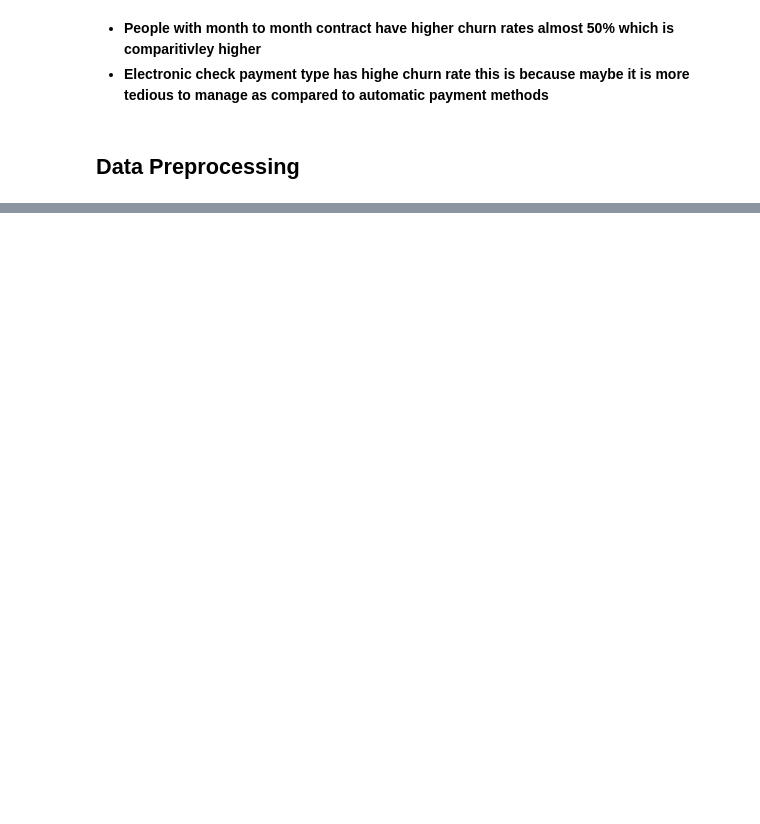
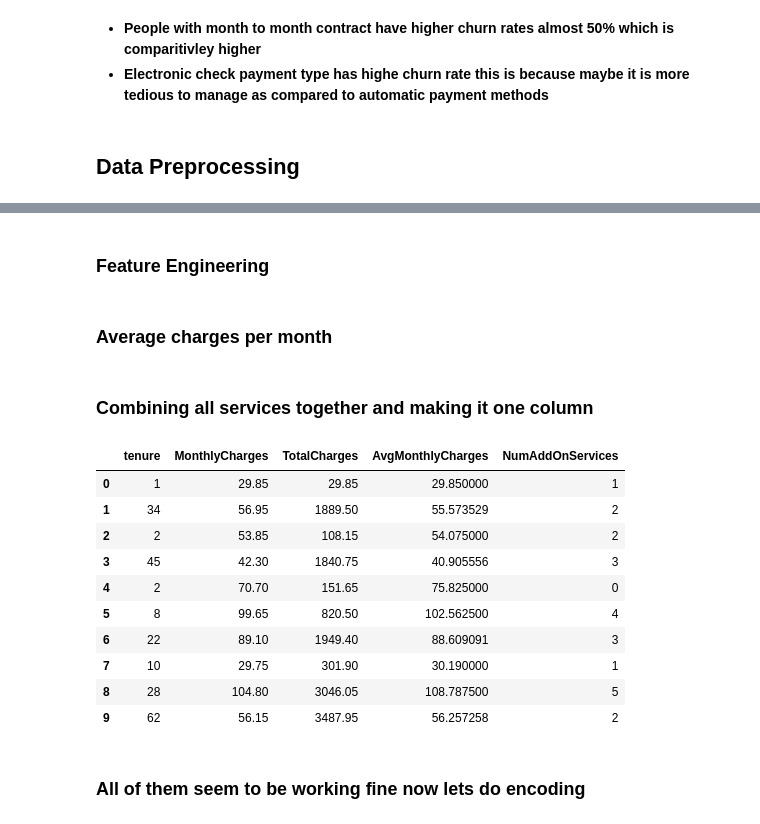
Before and after one commit to ac-26/Telecom-Customer-Churn-Prediction, a Jupyter notebook: telecom_churn_v2.ipynb, the cells around one changed output, grey strips where cells are left out. Drawn from its saved outputs; the diff is of its cells as text; code cells hidden in the pictures; blank space fills up the shorter version.

```diff
--- a/telecom_churn_v2.ipynb
+++ b/telecom_churn_v2.ipynb
@@ -425,3 +425,5 @@ df.head()
 | 2 | 3668-QPYBK | Male | 0 | No | No | 2 | Yes | No | ... |
 | 3 | 7795-CFOCW | Male | 0 | No | No | 45 | No | No phone service | ... |
 | 4 | 9237-HQITU | Female | 0 | No | No | 2 | Yes | No | ... |
+# %%
+df_processed = df.copy()
@@ -427,0 +432,2 @@ df.head()
+# %%
+df_processed = df_processed.drop(['customerID', 'tenure_group'], axis=1)
@@ -427,0 +443,33 @@ df.head()
+# %% [markdown]
+### **Feature Engineering**
+# %% [markdown]
+### **Average charges per month**
+# %%
+df_processed['AvgMonthlyCharges'] = df_processed.apply(
+    lambda x: x['TotalCharges'] / x['tenure'] if x['tenure'] > 0 else x['MonthlyCharges'],
+    axis=1
+)
+# %% [markdown]
+### **Combining all services together and making it one column**
+# %%
+add_on_services = ['MultipleLines', 'OnlineSecurity', 'OnlineBackup',
+                   'DeviceProtection', 'TechSupport', 'StreamingTV', 'StreamingMovies']
+df_processed['NumAddOnServices'] = df_processed[add_on_services].apply(
+    lambda x: sum(x == 'Yes'), axis=1
+)
+# %%
+df_processed[['tenure', 'MonthlyCharges', 'TotalCharges', 'AvgMonthlyCharges', 'NumAddOnServices']].head(10)
+# %% [output]
+|  | tenure | MonthlyCharges | TotalCharges | AvgMonthlyCharges | NumAddOnServices |
+| 0 | 1 | 29.85 | 29.85 | 29.850000 | 1 |
+| 1 | 34 | 56.95 | 1889.50 | 55.573529 | 2 |
+| 2 | 2 | 53.85 | 108.15 | 54.075000 | 2 |
+| 3 | 45 | 42.30 | 1840.75 | 40.905556 | 3 |
+| 4 | 2 | 70.70 | 151.65 | 75.825000 | 0 |
+| 5 | 8 | 99.65 | 820.50 | 102.562500 | 4 |
+| 6 | 22 | 89.10 | 1949.40 | 88.609091 | 3 |
+| 7 | 10 | 29.75 | 301.90 | 30.190000 | 1 |
+| 8 | 28 | 104.80 | 3046.05 | 108.787500 | 5 |
+| 9 | 62 | 56.15 | 3487.95 | 56.257258 | 2 |
+# %% [markdown]
+### **All of them seem to be working fine now lets do encoding**
```
Also changed, not shown: parts of 22 cells of this notebook.
